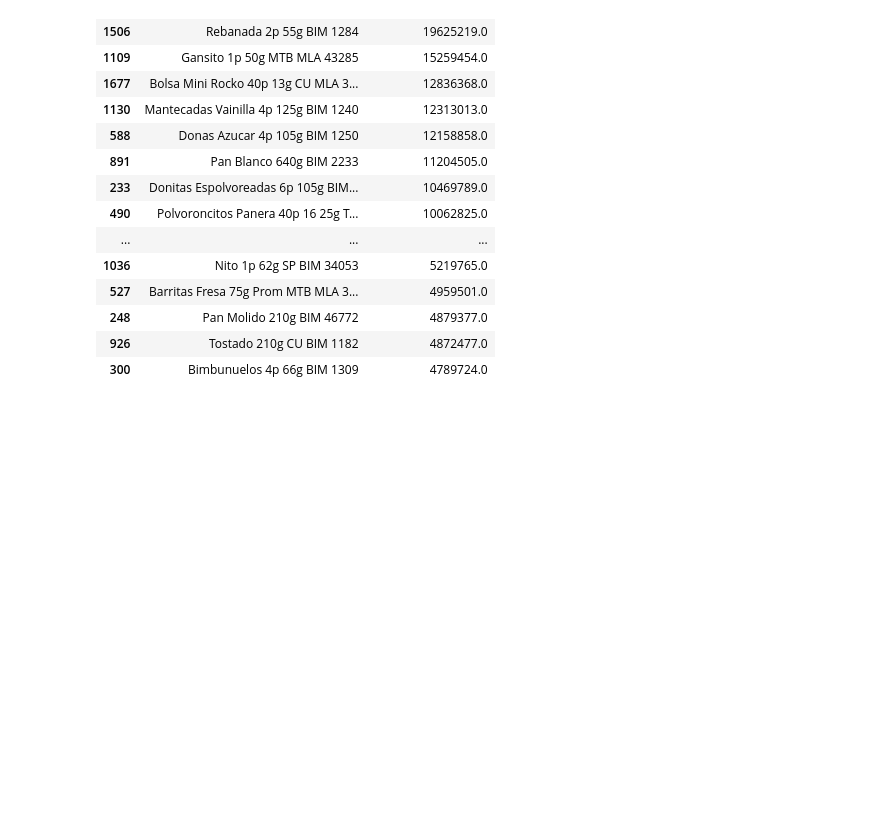
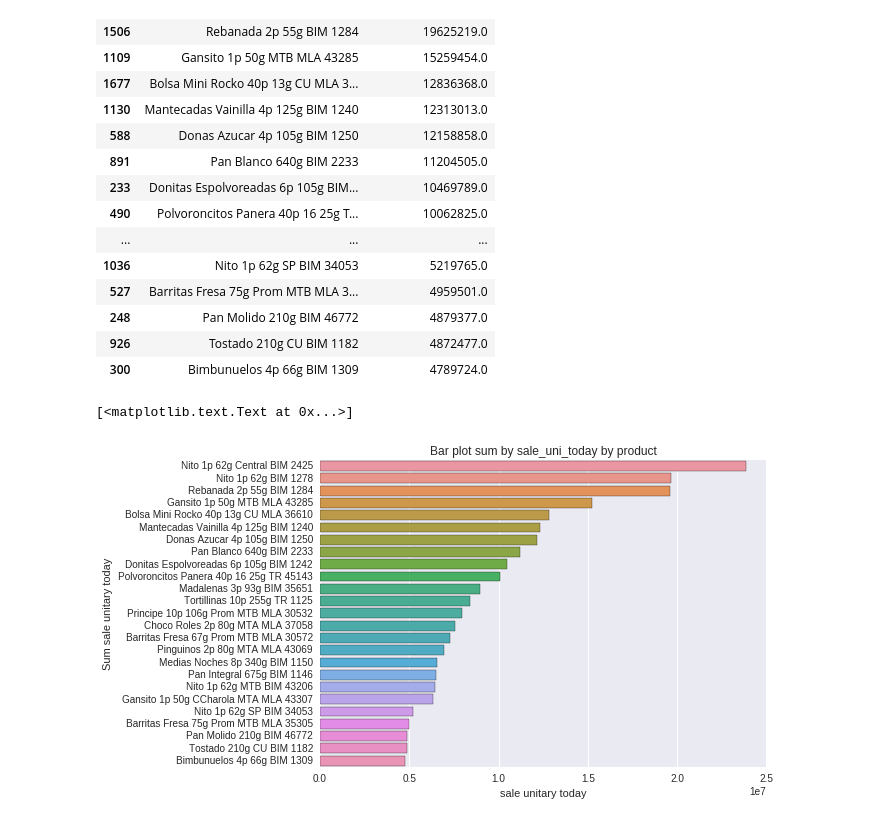
Before and after one commit to jasam/bimbo_challenge, a Jupyter notebook: Bimbo challenge.ipynb, the cells around one changed output. Saved outputs shown, nothing was run; the diff lists cells and outputs as text; code cells hidden in the pictures; blank space fills up the shorter version.

Commit message:
add plot

```diff
--- a/Bimbo challenge.ipynb
+++ b/Bimbo challenge.ipynb
@@ -483,7 +483,10 @@ product_grouped_sum_df.head(25)
 | 926 | Tostado 210g CU BIM 1182 | 4872477.0 |
 | 300 | Bimbunuelos 4p 66g BIM 1309 | 4789724.0 |
 # %%
-sns.plt.title('Bar plot sum by sale_uni_today by customer')
-plot = sns.barplot(x='sum(sale_uni_today)', y='customer_name', data=customer_grouped_pandas.head(25))
+sns.plt.title('Bar plot sum by sale_uni_today by product')
+plot = sns.barplot(x='sum(venta_uni_hoy)', y='nombre_producto', data=product_grouped_sum_df.head(25))
 plot.set(xlabel='sale unitary today')
-plot.set(ylabel='Acum sale unitary today')
+plot.set(ylabel='Sum sale unitary today')
+# %% [output]
+[<matplotlib.text.Text at 0x...>]
+[figure, added]
```
Also changed, not shown: parts of 3 cells of this notebook.
